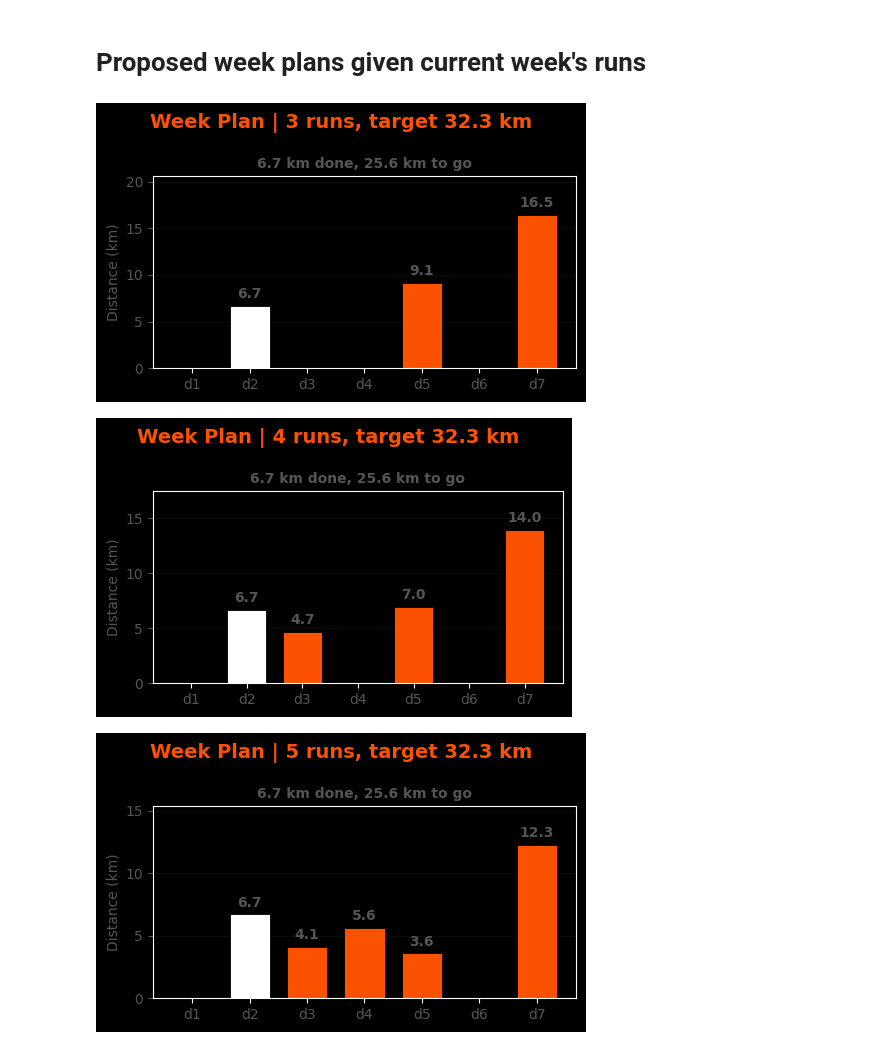
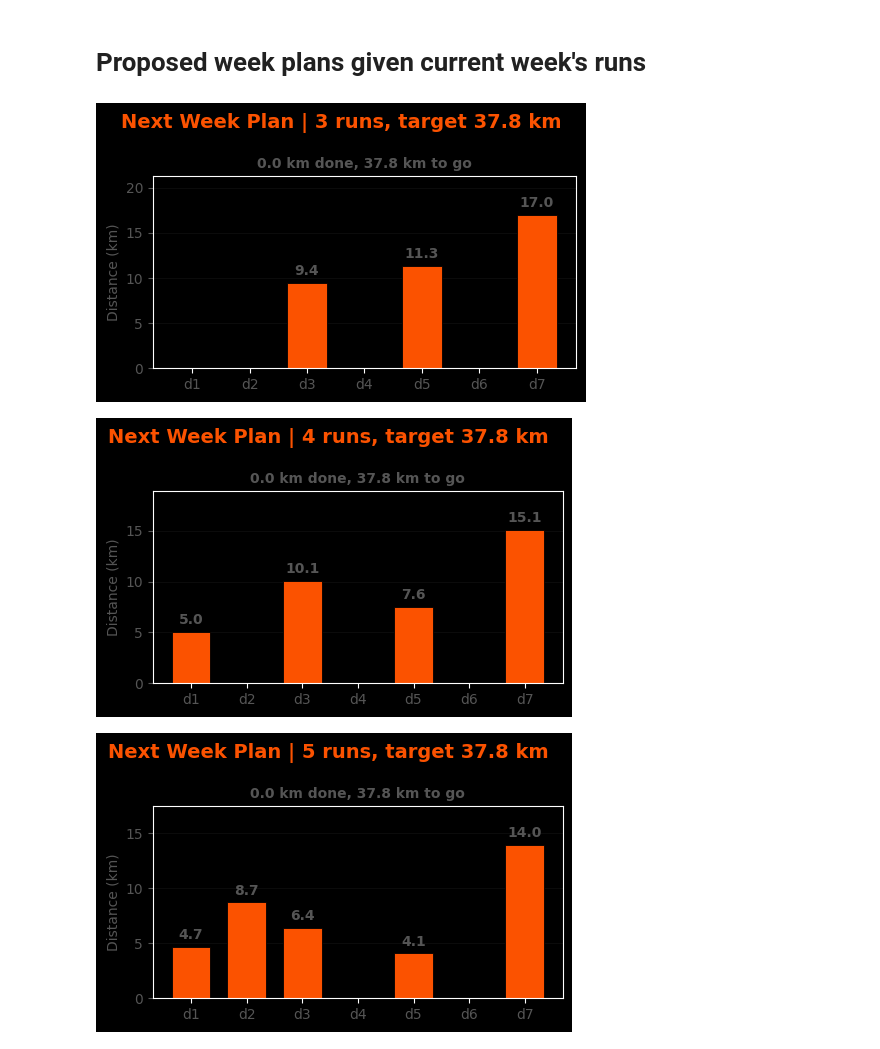
Before and after one commit to JoeySpronck/strava_data, a Jupyter notebook: playground.ipynb, the cells around one changed output. Drawn from its saved outputs; the diff is of its cells as text; code cells hidden in the pictures.

Commit message:
Plot next week if this week's target has already been reached

```diff
--- a/playground.ipynb
+++ b/playground.ipynb
@@ -79,4 +79,10 @@ if this_week not in weekly.index:
 weekly = weekly.sort_index()
 # %%
 week_target = round(float(weekly.iloc[-2]['total_volume'] * 1.1), 1)
-week_target
+week_ran = round(float(weekly.loc[this_week]['total_volume'].sum()), 1)
+
+if week_ran > week_target:
+    week_target = round(week_ran * 1.1, 1)
+    target_next_week = True
+else:
+    target_next_week = False
@@ -93,8 +97,9 @@ for runs in [3, 4, 5]:
 # Proposed week plans given current week's runs
 # %%
 for runs in [3, 4, 5]:
-    vis.plot_current_week_plan(df_activities, week_target, runs=runs, save_name=f'current_week_plan_{runs}_runs.png')
+    vis.plot_current_week_plan(df_activities, week_target, runs=runs, target_next_week=target_next_week,
+                               save_name=f'current_week_plan_{runs}_runs.png')
 # %% [output]
-[figure, old version]
+[figure, new version]
-[figure, old version]
+[figure, new version]
-[figure, old version]
+[figure, new version]
```
Also changed, not shown: parts of 5 cells of this notebook, 12 other files.
